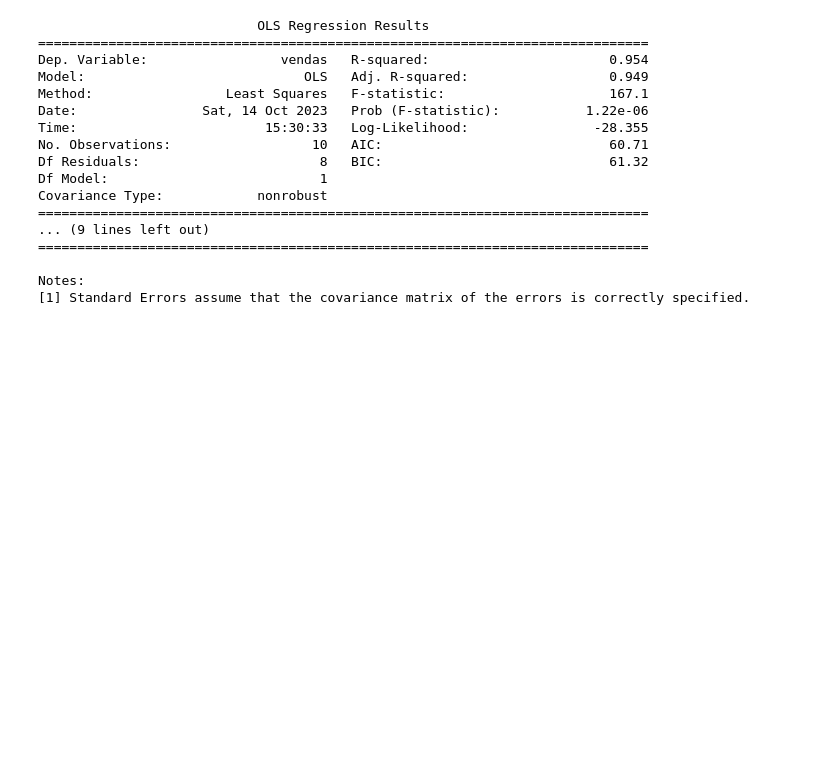
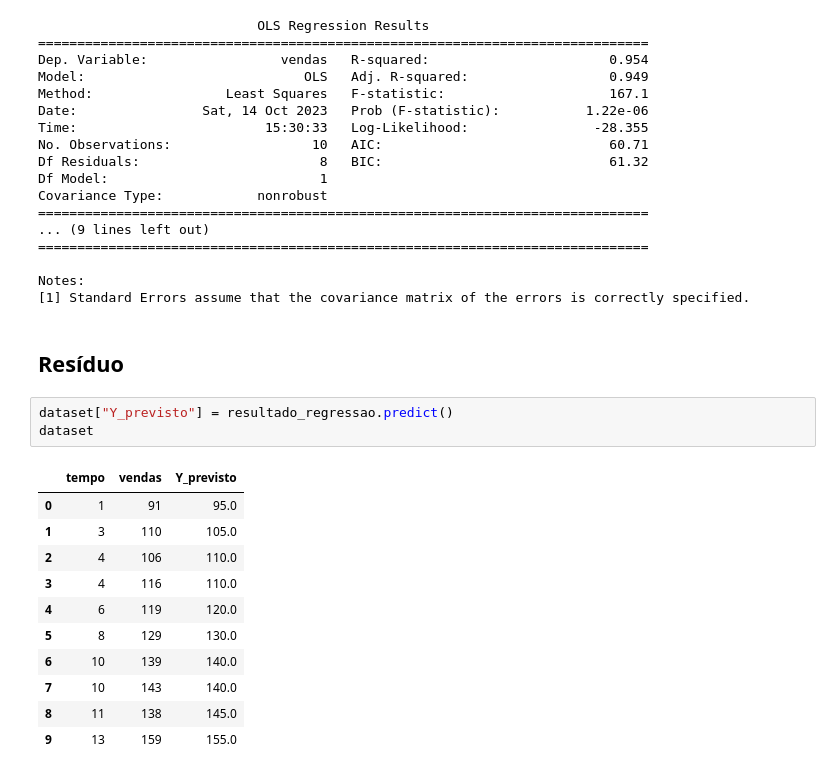
Before and after one commit to carlos-andre-henrique/Regressao, a Jupyter notebook: Regressão Linear Simples.ipynb, the cells around one changed output. Cells and saved outputs as stored; diff of their text form; blank space fills up the shorter version.

Commit message:
Adicionando o cálculo do resíduo

```diff
--- a/Regressão Linear Simples.ipynb
+++ b/Regressão Linear Simples.ipynb
@@ -67,3 +67,20 @@ Covariance Type:            nonrobust
 
 Notes:
 [1] Standard Errors assume that the covariance matrix of the errors is correctly specified.
+# %% [markdown]
+## Resíduo
+# %%
+dataset["Y_previsto"] = resultado_regressao.predict()
+dataset
+# %% [output]
+|  | tempo | vendas | Y_previsto |
+| 0 | 1 | 91 | 95.0 |
+| 1 | 3 | 110 | 105.0 |
+| 2 | 4 | 106 | 110.0 |
+| 3 | 4 | 116 | 110.0 |
+| 4 | 6 | 119 | 120.0 |
+| 5 | 8 | 129 | 130.0 |
+| 6 | 10 | 139 | 140.0 |
+| 7 | 10 | 143 | 140.0 |
+| 8 | 11 | 138 | 145.0 |
+| 9 | 13 | 159 | 155.0 |
```
Also changed, not shown: parts of 1 cell of this notebook.
